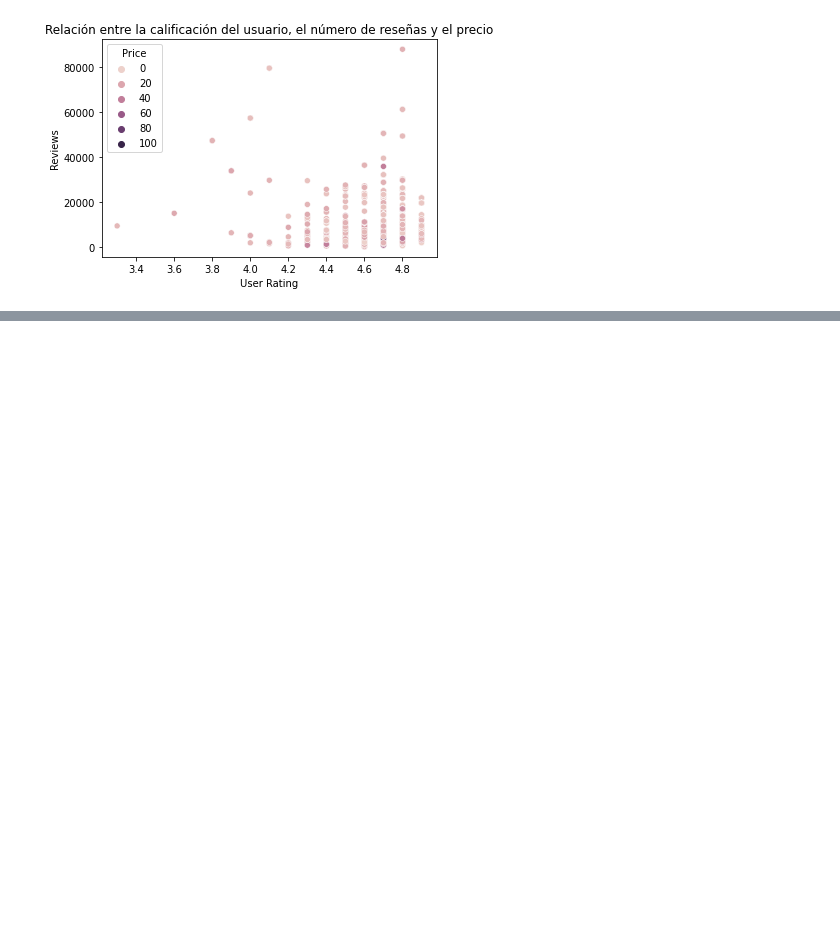
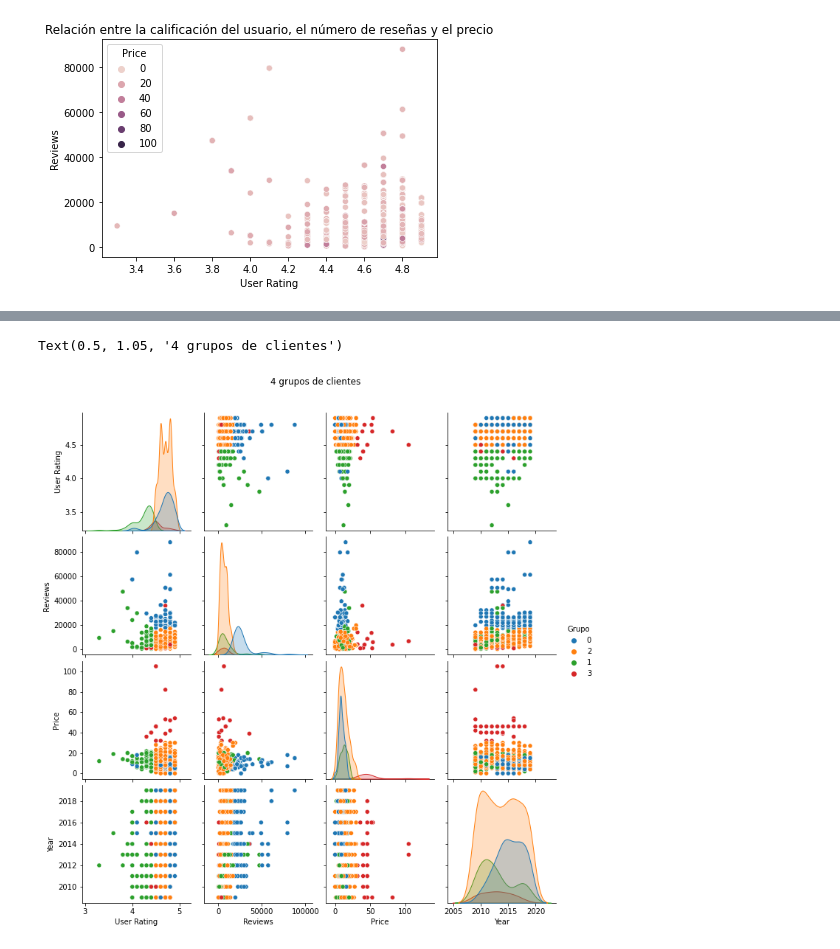
Before and after one commit to karencl/SemanaTec, a Jupyter notebook: Repo_SemanaTec.ipynb, the cells around one changed output, grey strips where cells are left out. Saved outputs shown, nothing was run; the diff lists cells and outputs as text; code cells hidden in the pictures; blank space fills up the shorter version.

```diff
--- a/Repo_SemanaTec.ipynb
+++ b/Repo_SemanaTec.ipynb
@@ -548,0 +643,6 @@ Text(0, 0.5, 'Reviews')
+# %%
+model = KMeans(n_clusters=4, random_state=47)
+clusters = model.fit_predict(X_norm)
+
+df_bwc['Grupo'] = clusters.astype('str')
+df_bwc.head()
@@ -548,0 +656,6 @@ Text(0, 0.5, 'Reviews')
+# %%
+sns.pairplot(data=df_bwc, hue='Grupo', palette='tab10')
+plt.suptitle('4 grupos de clientes', y=1.05)
+# %% [output]
+Text(0.5, 1.05, '4 grupos de clientes')
+[figure, added]
```
Also changed, not shown: parts of 16 cells of this notebook, 1 other file.
